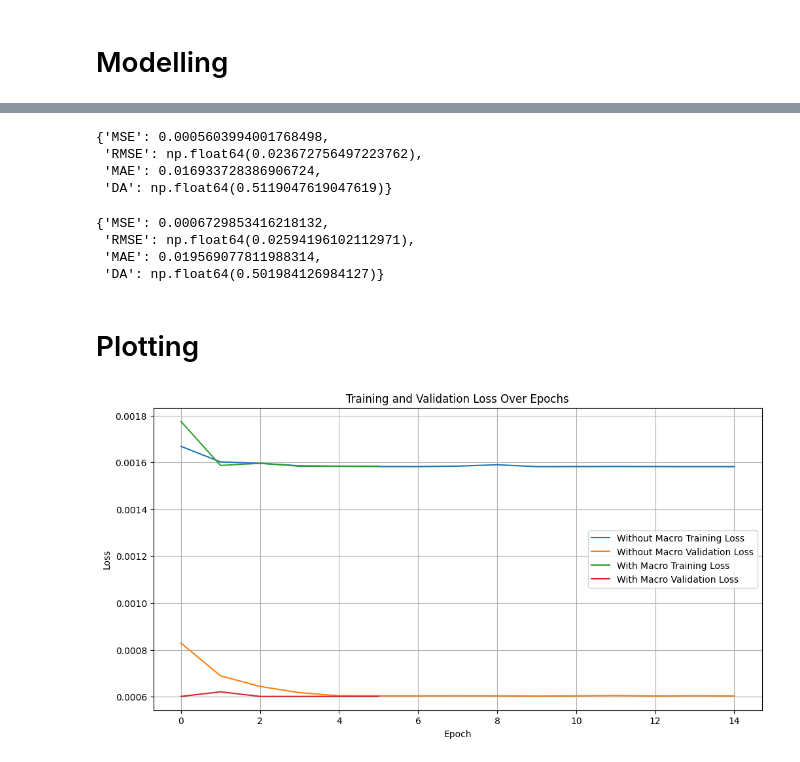
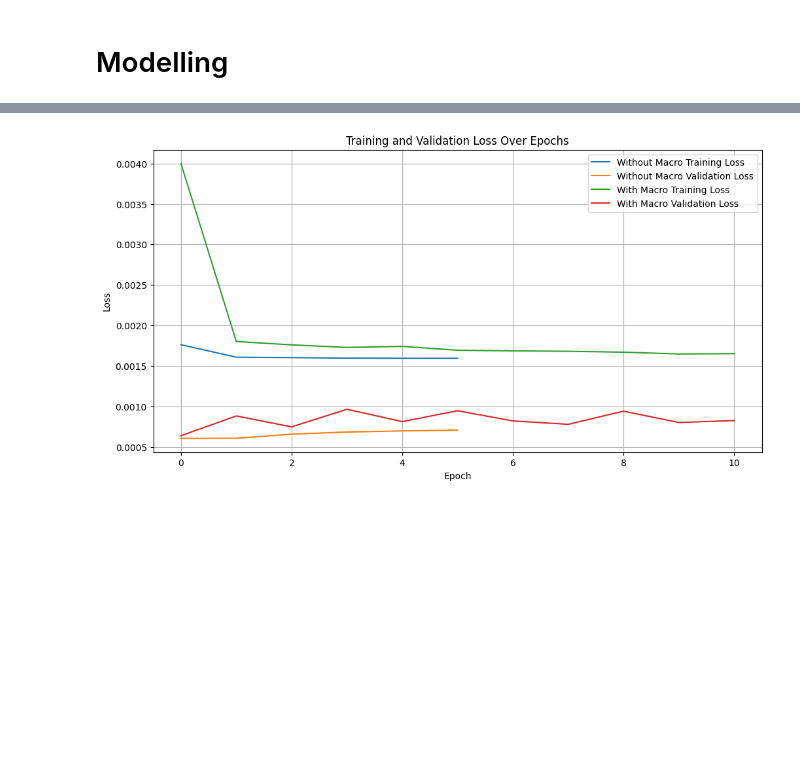
Before and after one commit to NichBry25/BitcoinPricePrediction, a Jupyter notebook: BTCForecasting_LSTM.ipynb, the cells around one changed output, grey strips where cells are left out. Cells and saved outputs as stored; diff of their text form; code cells hidden in the pictures; blank space fills up the shorter version.

```diff
--- a/BTCForecasting_LSTM.ipynb
+++ b/BTCForecasting_LSTM.ipynb
@@ -200,13 +400,13 @@ Model: "sequential_1"
 # %%
-history_without_macro = model_1.fit(
+history_best_without_macro = model_1.fit(
     X_train_1, y_train_1,
     epochs = 50,
-    batch_size = 10,
+    batch_size = 64,
     validation_data = (X_val_1, y_val_1),
     callbacks = [
         tf.keras.callbacks.EarlyStopping(patience = 5, restore_best_weights = True)
     ],
-    verbose=1
+    verbose = 1
 )
 # %% [output]
 Epoch 1/50
@@ -229,13 +424,25 @@ Epoch 15/50
+# %%
+model_2 = models.Sequential([
+    layers.LSTM(50, return_sequences=True, input_shape=X_train_2.shape[1:]),
+    layers.LSTM(50),
+    layers.Dropout(0.2),
+    layers.Dense(1)
+])
+
+model_2.compile(
+    optimizer = tf.keras.optimizers.Adam(learning_rate = 0.001),
+    loss='mse'
+)
 # %%
-history_with_macro = model_2.fit(
+history_best_with_macro = model_2.fit(
     X_train_2, y_train_2,
     epochs = 50,
-    batch_size = 10,
+    batch_size = 32,
     validation_data = (X_val_2, y_val_2),
     callbacks = [
-        tf.keras.callbacks.EarlyStopping(patience = 5, restore_best_weights = True)
+        tf.keras.callbacks.EarlyStopping(patience = 10, restore_best_weights = True)
     ],
-    verbose=1
+    verbose = 1
 )
 # %% [output]
 Epoch 1/50
@@ -271,7 +472,0 @@ without_macro_metrics = calculate_performance_metrics(y_test_1, y_pred_1)
-# %%
-without_macro_metrics
-# %% [output]
-{'MSE': 0.0005603994001768498,
- 'RMSE': np.float64(0.023672756497223762),
- 'MAE': 0.016933728386906724,
- 'DA': np.float64(0.5119047619047619)}
@@ -280,26 +473,17 @@ with_macro_metrics = calculate_performance_metrics(y_test_2, y_pred_2)
-# %%
-with_macro_metrics
-# %% [output]
-{'MSE': 0.0006729853416218132,
- 'RMSE': np.float64(0.02594196102112971),
- 'MAE': 0.019569077811988314,
- 'DA': np.float64(0.501984126984127)}
-# %% [markdown]
-# Plotting
 # %%
 plt.figure(figsize=(12, 6))
-plt.plot(history_without_macro.history['loss'], label='Without Macro Training Loss')
-plt.plot(history_without_macro.history['val_loss'], label='Without Macro Validation Loss')
-plt.plot(history_with_macro.history['loss'], label='With Macro Training Loss')
-plt.plot(history_with_macro.history['val_loss'], label='With Macro Validation Loss')
+plt.plot(history_best_without_macro.history['loss'], label='Without Macro Training Loss')
+plt.plot(history_best_without_macro.history['val_loss'], label='Without Macro Validation Loss')
+plt.plot(history_best_with_macro.history['loss'], label='With Macro Training Loss')
+plt.plot(history_best_with_macro.history['val_loss'], label='With Macro Validation Loss')
 plt.title('Training and Validation Loss Over Epochs')
 plt.xlabel('Epoch')
 plt.ylabel('Loss')
 plt.legend()
 plt.grid(True)
 plt.show()
 # %% [output]
-[figure, old version]
+[figure, new version]
 # %%
 actual_btc_prices = test_df['btc_price'].iloc[LOOKBACK:].values
 previous_btc_prices = test_df['btc_price'].iloc[LOOKBACK-1:-1].values
```
Also changed, not shown: parts of 39 cells of this notebook.
